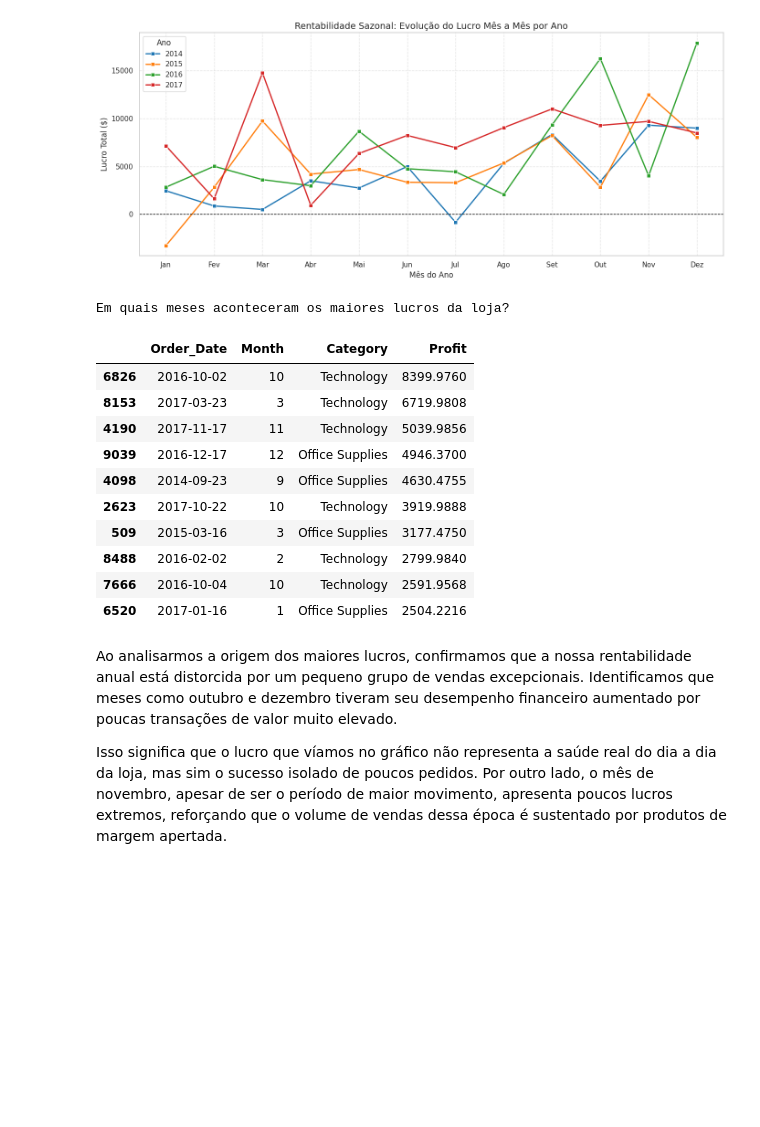
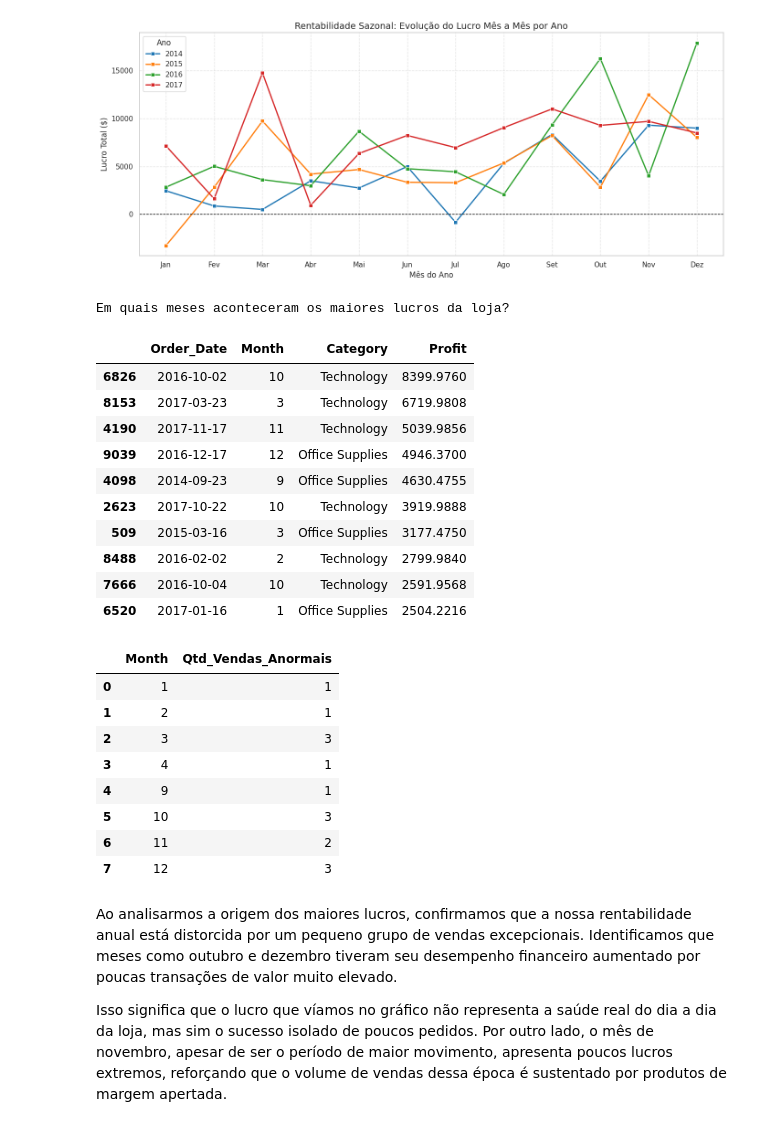
Before and after one commit to Ronaldo-Junior1/analise-dados-supermercado, a Jupyter notebook: Analise_base_supermercado.ipynb, the cells around one changed output. Saved outputs shown, nothing was run; the diff lists cells and outputs as text; code cells hidden in the pictures; blank space fills up the shorter version.

```diff
--- a/Analise_base_supermercado.ipynb
+++ b/Analise_base_supermercado.ipynb
@@ -753,25 +753,35 @@ plt.show()
 # %%
 # Pegando as 10 vendas com os maiores lucros e mostrando o mês delas
 maiores_lucros_mes = df.nlargest(10, 'Profit')[['Order_Date', 'Month', 'Category', 'Profit']]
 
 print("Em quais meses aconteceram os maiores lucros da loja?")
 display(maiores_lucros_mes)
 
 # Contando quantos lucros absurdos (acima de 2000 dólares) existem por mês
 outliers_por_mes = df[df['Profit'] > 2000].groupby('Month').size().reset_index(name='Qtd_Vendas_Anormais')
+display(outliers_por_mes)
 # %% [output]
 Em quais meses aconteceram os maiores lucros da loja?
 |  | Order_Date | Month | Category | Profit |
 | 6826 | 2016-10-02 | 10 | Technology | 8399.9760 |
 | 8153 | 2017-03-23 | 3 | Technology | 6719.9808 |
 | 4190 | 2017-11-17 | 11 | Technology | 5039.9856 |
 | 9039 | 2016-12-17 | 12 | Office Supplies | 4946.3700 |
 | 4098 | 2014-09-23 | 9 | Office Supplies | 4630.4755 |
 | 2623 | 2017-10-22 | 10 | Technology | 3919.9888 |
 | 509 | 2015-03-16 | 3 | Office Supplies | 3177.4750 |
 | 8488 | 2016-02-02 | 2 | Technology | 2799.9840 |
 | 7666 | 2016-10-04 | 10 | Technology | 2591.9568 |
 | 6520 | 2017-01-16 | 1 | Office Supplies | 2504.2216 |
+|  | Month | Qtd_Vendas_Anormais |
+| 0 | 1 | 1 |
+| 1 | 2 | 1 |
+| 2 | 3 | 3 |
+| 3 | 4 | 1 |
+| 4 | 9 | 1 |
+| 5 | 10 | 3 |
+| 6 | 11 | 2 |
+| 7 | 12 | 3 |
 # %% [markdown]
 Ao analisarmos a origem dos maiores lucros, confirmamos que a nossa rentabilidade anual está distorcida por um pequeno grupo de vendas excepcionais. Identificamos que meses como outubro e dezembro tiveram seu desempenho financeiro aumentado por poucas transações de valor muito elevado.
 
```
Also changed, not shown: parts of 3 cells of this notebook.
